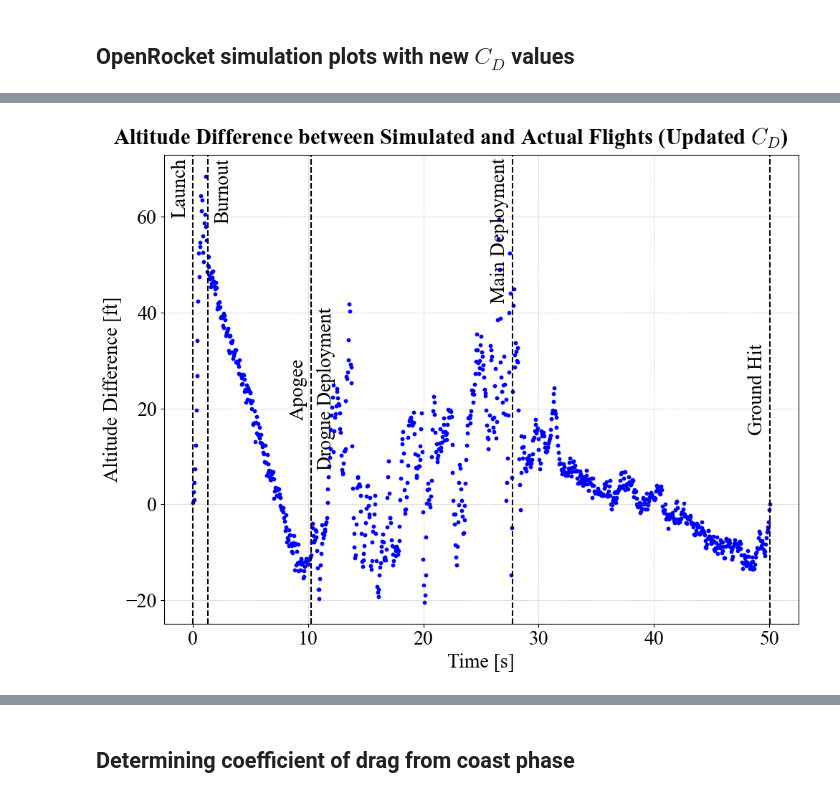
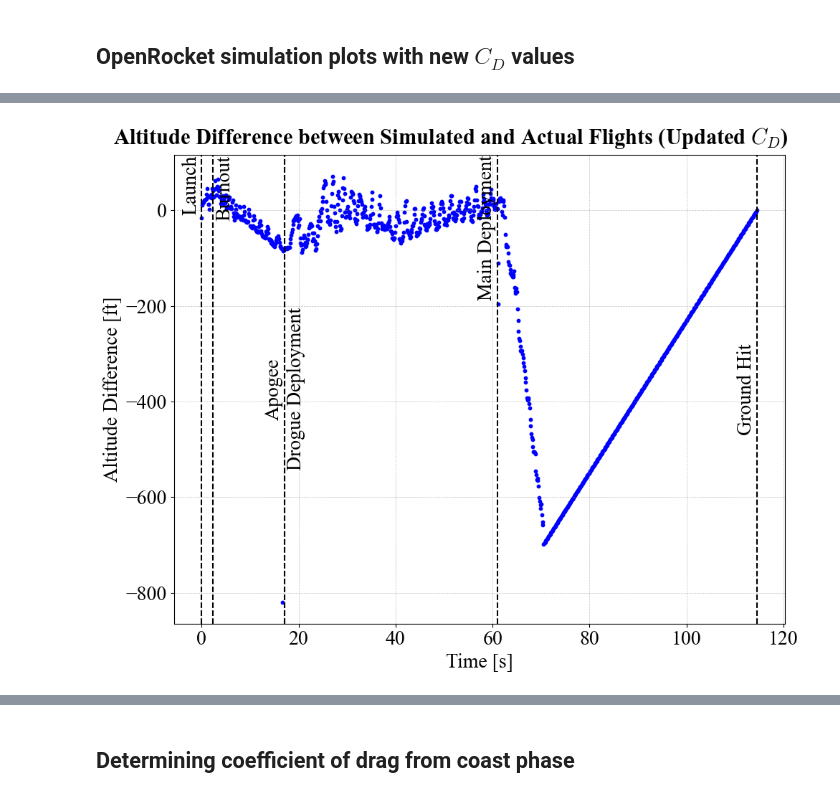
Before and after one commit to saividyud/NASA_25-26_Rocket_Simulations, a Jupyter notebook: Full Scale Flight Analysis/analyzer.ipynb, the cells around one changed output, grey strips where cells are left out. Saved outputs shown, nothing was run; the diff lists cells and outputs as text; code cells hidden in the pictures.

```diff
--- a/Full Scale Flight Analysis/analyzer.ipynb
+++ b/Full Scale Flight Analysis/analyzer.ipynb
@@ -56,6 +57,10 @@ def openrocket_to_plot(file_path, code_to_run=None, **kwargs):
     elif kwargs.get('plot_type') == 'velocity':
         ax.plot(df['Time (s)'], df['Total velocity (ft/s)'], linestyle=kwargs.get('linestyle', '-'), color=kwargs.get('color', 'b'), label=kwargs.get('label', None), linewidth=kwargs.get('linewidth', 2))
         ax.set_ylabel('Velocity [ft/s]')
+
+    elif kwargs.get('plot_type') == 'acceleration':
+        ax.plot(df['Time (s)'], df['Total acceleration (ft/s²)'], linestyle=kwargs.get('linestyle', '-'), color=kwargs.get('color', 'b'), label=kwargs.get('label', None), linewidth=kwargs.get('linewidth', 2))
+        ax.set_ylabel('Acceleration [ft/s²]')
 
     elif kwargs.get('plot_type') == 'all':
         ax.plot(df['Time (s)'], df['Altitude (ft)'], linestyle=kwargs.get('linestyle', '-'), color='b', label='Altitude', linewidth=kwargs.get('linewidth', 2))
@@ -863,22 +1042,22 @@ interp_altitudes_avionics_new = interp_avionics(sim_common_times_new)
 # %%
-fig, ax = openrocket_to_plot('Subscale OpenRocket Launch Conditions New.csv', code_to_run="ax.scatter(sim_common_times_new, interp_altitudes_avionics_new - interp_altitudes_launch_new, c='b', s=10)")
+fig, ax = openrocket_to_plot('OpenRocket Full Scale Flight New.csv', code_to_run="ax.scatter(sim_common_times_new, interp_altitudes_avionics_new - interp_altitudes_launch_new, c='b', s=10)")
 
 # ax.plot(common_times, interp_altitudes_avionics - interp_altitudes_launch, linestyle='-', color='r', label='Before $C_D$ Update', linewidth=2)
 
 fig.suptitle('Altitude Difference between Simulated and Actual Flights (Updated $C_D$)', y=0.97)
 # fig.set_tight_layout(True)
 
 # ax.set_xlim(-2, 32)
 
 ax.set_xlabel('Time [s]')
 ax.set_ylabel('Altitude Difference [ft]')
 
 # ax.legend(loc='upper right')
 
 ax.grid(True)
 
 # fig.savefig('Subscale_Altitude_Difference_Simulated_vs_Actual.png', dpi=300)
 
 plt.show()
 # %% [output]
-[figure, old version]
+[figure, new version]
```
Also changed, not shown: parts of 97 cells of this notebook, 23 other files.
